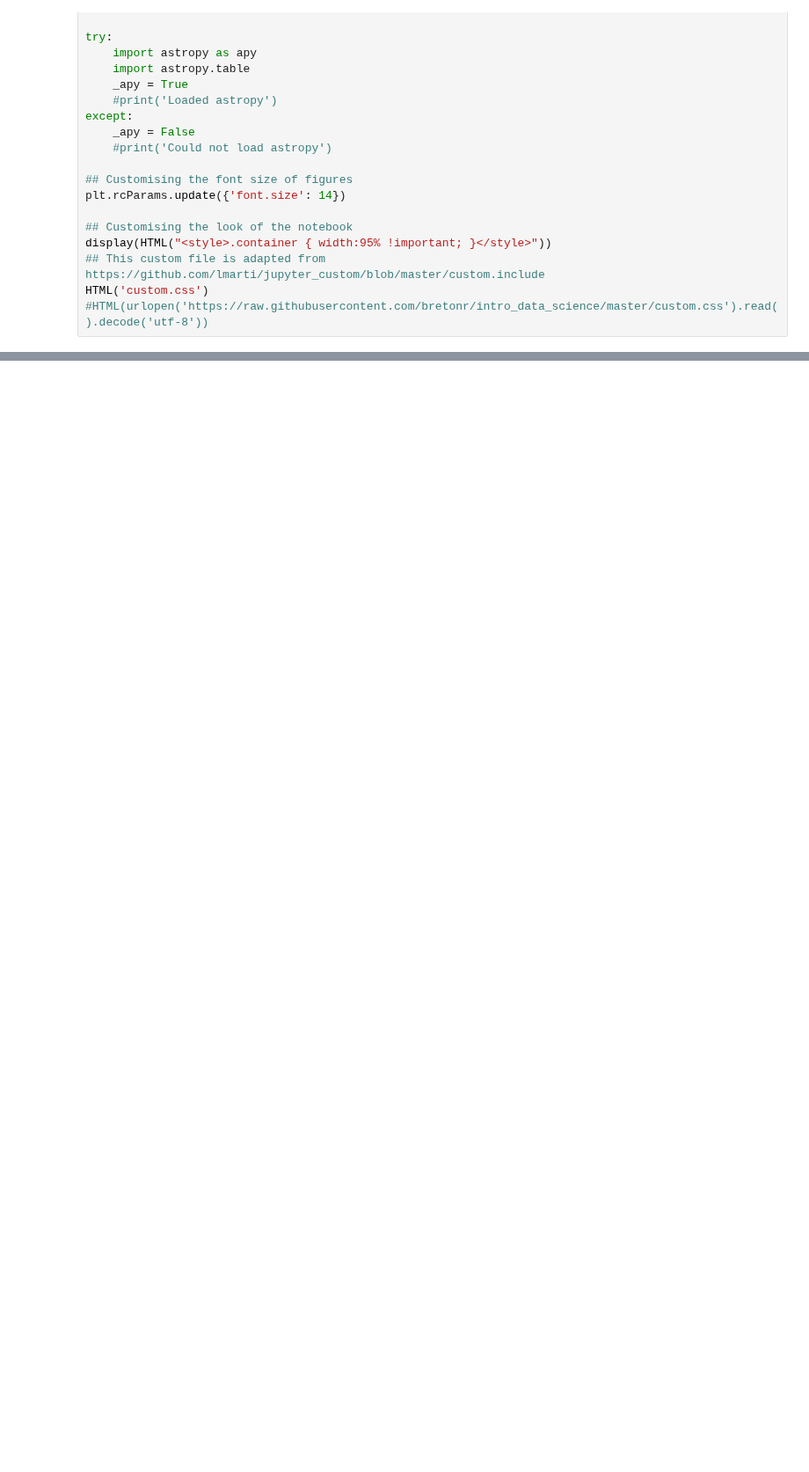
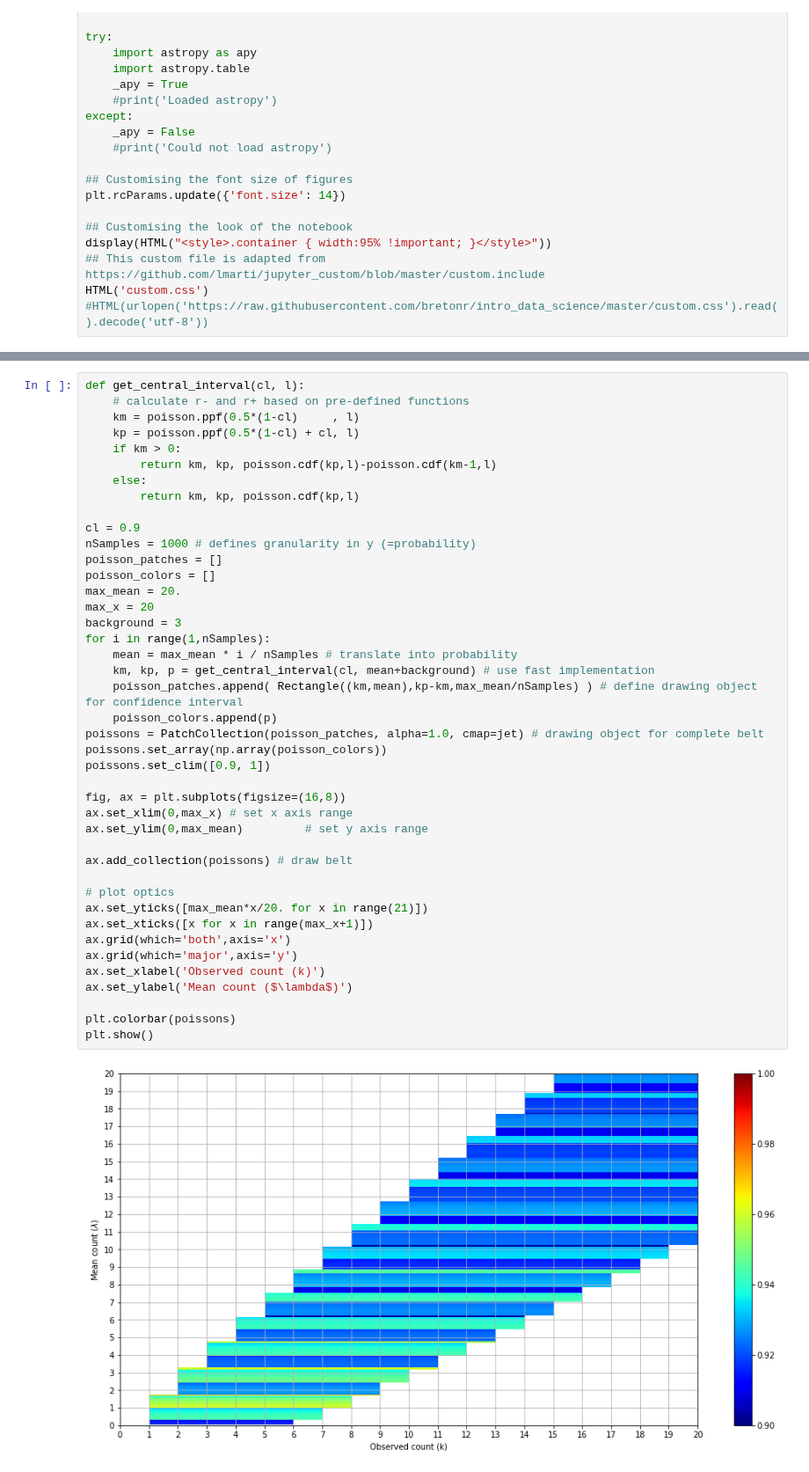
Before and after one commit to bretonr/intro_data_science, a Jupyter notebook: Chapter 10/Chapter 10.ipynb, the cells around one changed output, grey strips where cells are left out. Shown at 88% size. Drawn from its saved outputs; the diff is of its cells as text; blank space fills up the shorter version.

```diff
--- a/Chapter 10/Chapter 10.ipynb
+++ b/Chapter 10/Chapter 10.ipynb
@@ -570,0 +443,44 @@ The KS test output for 300 and 300 entries is D=0.210 and d=2.572.
+# %%
+def get_central_interval(cl, l):
+    # calculate r- and r+ based on pre-defined functions
+    km = poisson.ppf(0.5*(1-cl)     , l)
+    kp = poisson.ppf(0.5*(1-cl) + cl, l)
+    if km > 0:
+        return km, kp, poisson.cdf(kp,l)-poisson.cdf(km-1,l)
+    else:
+        return km, kp, poisson.cdf(kp,l)
+
+cl = 0.9
+nSamples = 1000 # defines granularity in y (=probability)
+poisson_patches = []
+poisson_colors = []
+max_mean = 20.
+max_x = 20
+background = 3
+for i in range(1,nSamples):
+    mean = max_mean * i / nSamples # translate into probability
+    km, kp, p = get_central_interval(cl, mean+background) # use fast implementation
+    poisson_patches.append( Rectangle((km,mean),kp-km,max_mean/nSamples) ) # define drawing object for confidence interval
+    poisson_colors.append(p)
+poissons = PatchCollection(poisson_patches, alpha=1.0, cmap=jet) # drawing object for complete belt
+poissons.set_array(np.array(poisson_colors))
+poissons.set_clim([0.9, 1])
+
+fig, ax = plt.subplots(figsize=(16,8))
+ax.set_xlim(0,max_x) # set x axis range
+ax.set_ylim(0,max_mean)         # set y axis range
+
+ax.add_collection(poissons) # draw belt
+
+# plot optics
+ax.set_yticks([max_mean*x/20. for x in range(21)])
+ax.set_xticks([x for x in range(max_x+1)])
+ax.grid(which='both',axis='x')
+ax.grid(which='major',axis='y')
+ax.set_xlabel('Observed count (k)')
+ax.set_ylabel('Mean count ($\lambda$)')
+
+plt.colorbar(poissons)
+plt.show()
+# %% [output]
+[figure, added]
```
Also changed, not shown: parts of 61 cells of this notebook, 41 other files.
